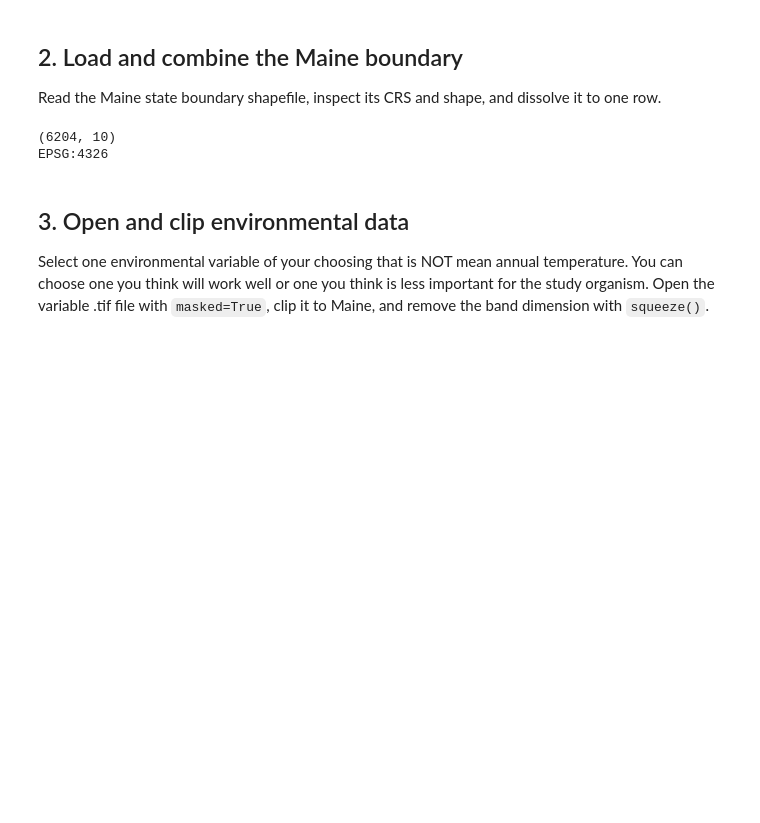
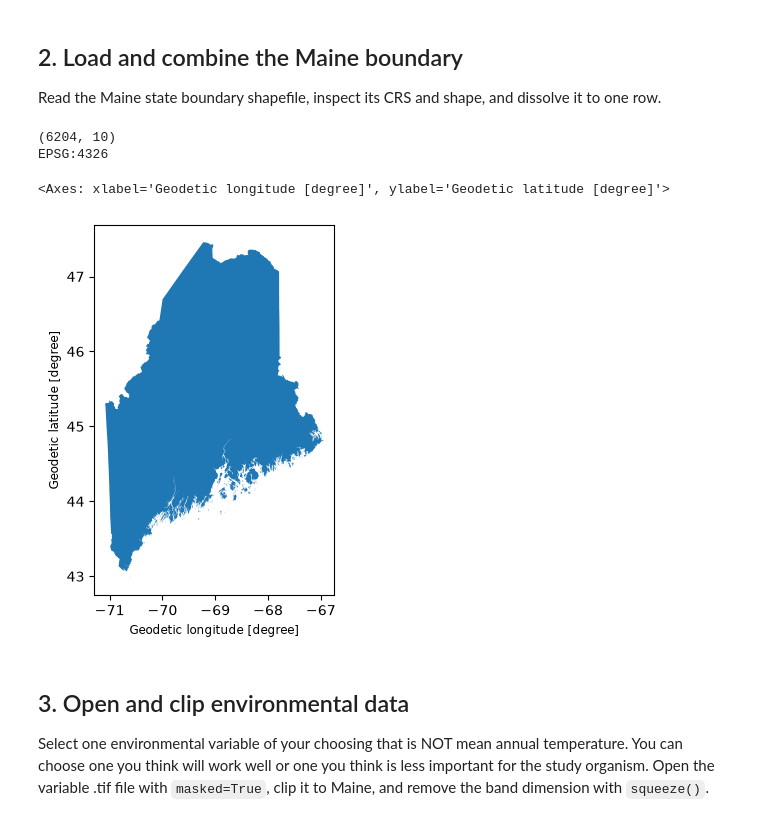
Before and after one commit to Braeclin/BIO597-SpatialBiodiversity, a Jupyter notebook: docs/assignments/Assignment-06-FirstPrinciplesSDM.ipynb, the cells around one changed output. Cells and saved outputs as stored; diff of their text form; code cells hidden in the pictures; blank space fills up the shorter version.

```diff
--- a/docs/assignments/Assignment-06-FirstPrinciplesSDM.ipynb
+++ b/docs/assignments/Assignment-06-FirstPrinciplesSDM.ipynb
@@ -50,13 +50,15 @@ Read the Maine state boundary shapefile, inspect its CRS and shape, and dissolve
 # %%
 maine_boundary = gpd.read_file("C:/Users/Braec/Desktop/BIO597-SpatialBiodiversity/docs/labs/ME_ShapeFiles/Maine_State_Boundary.shp")
 print(maine_boundary.shape)
 print(maine_boundary.crs)
 
 maine_boundary = maine_boundary.dissolve()
-#maine_boundary.plot()
+maine_boundary.plot()
 # %% [output]
 (6204, 10)
 EPSG:4326
+<Axes: xlabel='Geodetic longitude [degree]', ylabel='Geodetic latitude [degree]'>
+[figure, added]
 # %% [markdown]
 ## 3. Open and clip environmental data
 
```
Also changed, not shown: parts of 28 cells of this notebook.
